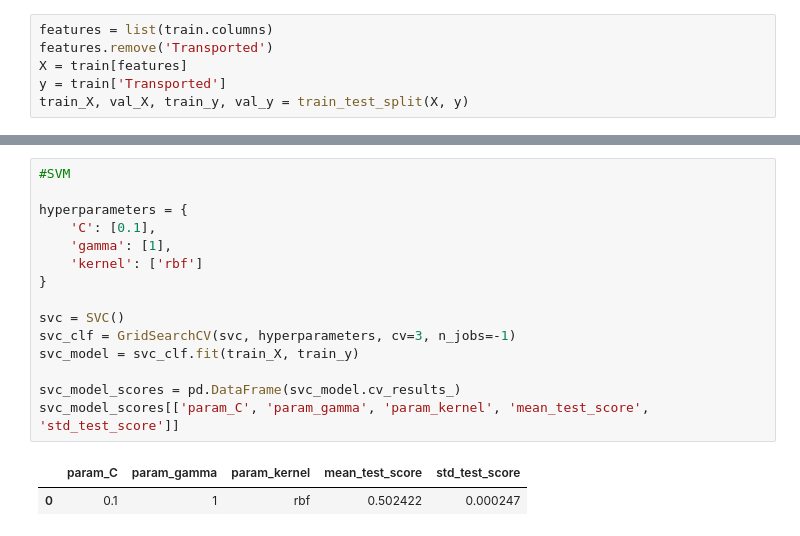
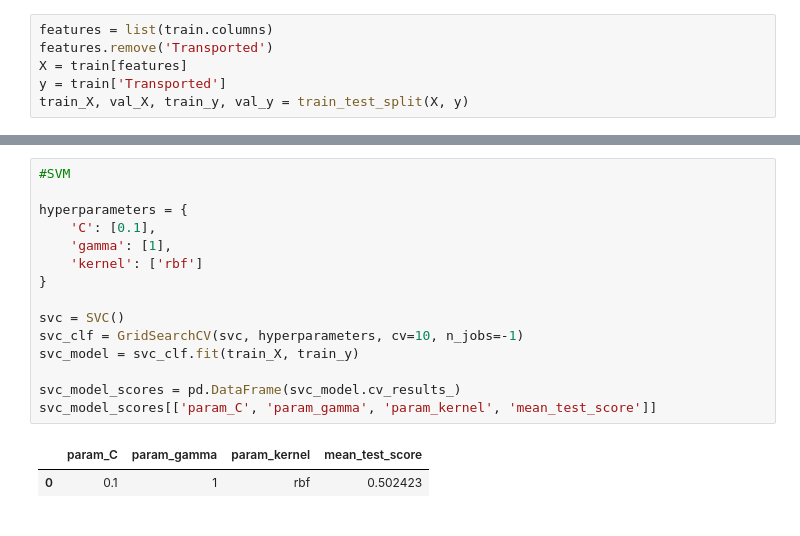
Before and after one commit to dpatularu/ai-final-project, a Jupyter notebook: final.ipynb, the cells around one changed output, grey strips where cells are left out. Saved outputs shown, nothing was run; the diff lists cells and outputs as text.

```diff
--- a/final.ipynb
+++ b/final.ipynb
@@ -179,18 +193,18 @@ knn_model_scores[['param_leaf_size', 'param_n_neighbors', 'param_p', 'mean_test_
 # %%
 #SVM
 
 hyperparameters = {
     'C': [0.1],
     'gamma': [1],
     'kernel': ['rbf']
 }
 
 svc = SVC()
-svc_clf = GridSearchCV(svc, hyperparameters, cv=3, n_jobs=-1)
+svc_clf = GridSearchCV(svc, hyperparameters, cv=10, n_jobs=-1)
 svc_model = svc_clf.fit(train_X, train_y)
 
 svc_model_scores = pd.DataFrame(svc_model.cv_results_)
-svc_model_scores[['param_C', 'param_gamma', 'param_kernel', 'mean_test_score', 'std_test_score']]
+svc_model_scores[['param_C', 'param_gamma', 'param_kernel', 'mean_test_score']]
 # %% [output]
-|  | param_C | param_gamma | param_kernel | mean_test_score | std_test_score |
-| 0 | 0.1 | 1 | rbf | 0.502422 | 0.000247 |
+|  | param_C | param_gamma | param_kernel | mean_test_score |
+| 0 | 0.1 | 1 | rbf | 0.502423 |
```
Also changed, not shown: parts of 5 cells of this notebook.
